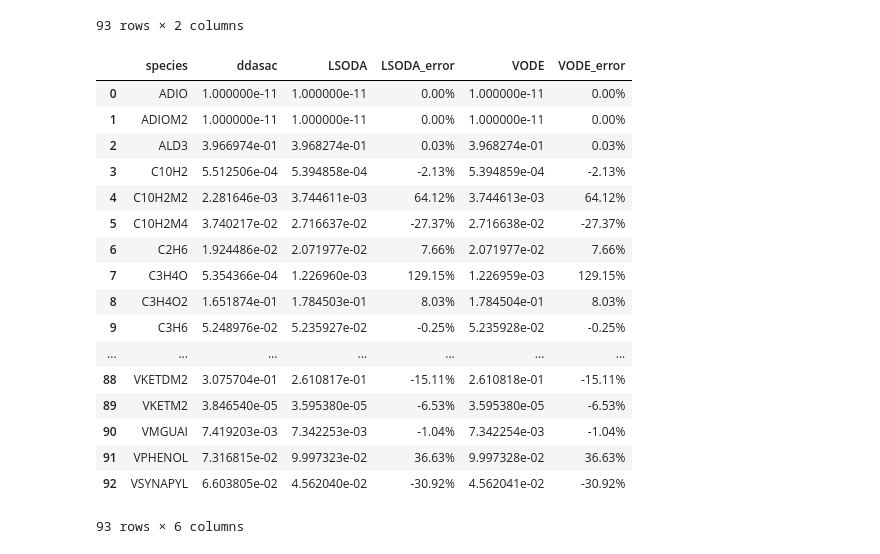
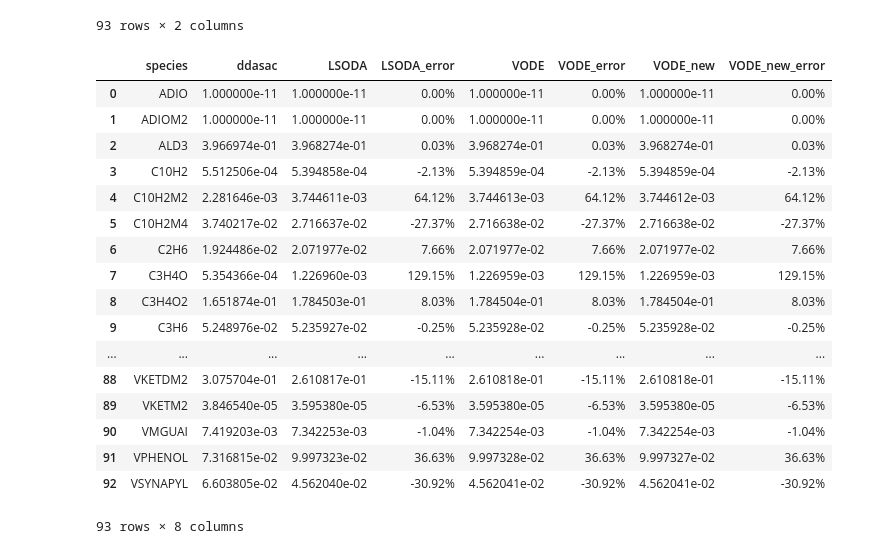
Before and after one commit to LigninTools/Ligpy-Cantera, a Jupyter notebook: Ligscipy/ODE_scipy/check/Results_comparison.ipynb, the cells around one changed output. Cells and saved outputs as stored; diff of their text form; code cells hidden in the pictures.

Commit message:
change abtol, add VODE new data and compare

```diff
--- a/Ligscipy/ODE_scipy/check/Results_comparison.ipynb
+++ b/Ligscipy/ODE_scipy/check/Results_comparison.ipynb
@@ -19,14 +19,17 @@ species_list = ['time','T', 'ADIO', 'ADIOM2', 'ALD3', 'C10H2', 'C10H2M2', 'C10H2
                 'VKETDM2', 'VKETM2', 'VMGUAI', 'VPHENOL', 'VSYNAPYL']
 # %%
 vode_file = pd.read_csv('sol.dat',delim_whitespace = True, header = None)
-vode_results = list(vode_file.iloc[35])
+vode_results = list(vode_file.iloc[-2])
+vode_file_new = pd.read_csv('sol_new.dat',delim_whitespace = True, header = None)
+vode_results_new = list(vode_file_new.iloc[-2])
 LSODA_file = pd.read_csv('sol_check.dat',delim_whitespace = True, header = None)
 LSODA_results = list(LSODA_file.iloc[175])
 # %%
-results = pd.DataFrame({'species':species_list,'VODE':vode_results,'LSODA':LSODA_results}).drop([0,1]).sort_values('species').reset_index(drop=True)
+results = pd.DataFrame({'species':species_list,'VODE':vode_results,'VODE_new':vode_results_new,'LSODA':LSODA_results}).drop([0,1]).sort_values('species').reset_index(drop=True)
 # %%
 results.LSODA[abs(results.LSODA) < 1e-11] = 1e-11
 results.VODE[abs(results.VODE) < 1e-11] = 1e-11
+results.VODE_new[abs(results.VODE_new) < 1e-11] = 1e-11
 results
 # %% [output]
 A value is trying to be set on a copy of a slice from a DataFrame
@@ -131,42 +138,50 @@ ddasac_resort
 # %%
 results_comparison = pd.DataFrame()
 results_comparison['species'] = results['species']
 results_comparison['ddasac'] = ddasac_resort['ddasac']
 #LSODA results and error%
 results_comparison['LSODA'] = results['LSODA']
 LSODA_error = (results_comparison['LSODA'].values - results_comparison['ddasac'].values.astype(np.float))/results_comparison['ddasac'].values.astype(float)
 LSODA_errlist = []
 for i in LSODA_error:
     percent = "{0:.2f}%".format(i * 100)
     LSODA_errlist.append(percent)
 results_comparison['LSODA_error'] = LSODA_errlist
 #VODE results and error%
 results_comparison['VODE'] = results['VODE']
 VODE_error = (results_comparison['VODE'].values - results_comparison['ddasac'].values.astype(np.float))/results_comparison['ddasac'].values.astype(float)
 VODE_errlist = []
 for i in VODE_error:
     percent = "{0:.2f}%".format(i * 100)
     VODE_errlist.append(percent)
 results_comparison['VODE_error'] = VODE_errlist
+#VODE_new results and error%
+results_comparison['VODE_new'] = results['VODE_new']
+VODE_new_error = (results_comparison['VODE_new'].values - results_comparison['ddasac'].values.astype(np.float))/results_comparison['ddasac'].values.astype(float)
+VODE_new_errlist = []
+for i in VODE_new_error:
+    percent = "{0:.2f}%".format(i * 100)
+    VODE_new_errlist.append(percent)
+results_comparison['VODE_new_error'] = VODE_new_errlist
 
 results_comparison.to_csv('results_comparison.csv',index = False)
 results_comparison
 # %% [output]
-|  | species | ddasac | LSODA | LSODA_error | VODE | VODE_error |
-| 0 | ADIO | 1.000000e-11 | 1.000000e-11 | 0.00% | 1.000000e-11 | 0.00% |
-| 1 | ADIOM2 | 1.000000e-11 | 1.000000e-11 | 0.00% | 1.000000e-11 | 0.00% |
-| 2 | ALD3 | 3.966974e-01 | 3.968274e-01 | 0.03% | 3.968274e-01 | 0.03% |
-| 3 | C10H2 | 5.512506e-04 | 5.394858e-04 | -2.13% | 5.394859e-04 | -2.13% |
-| 4 | C10H2M2 | 2.281646e-03 | 3.744611e-03 | 64.12% | 3.744613e-03 | 64.12% |
-| 5 | C10H2M4 | 3.740217e-02 | 2.716637e-02 | -27.37% | 2.716638e-02 | -27.37% |
-| 6 | C2H6 | 1.924486e-02 | 2.071977e-02 | 7.66% | 2.071977e-02 | 7.66% |
-| 7 | C3H4O | 5.354366e-04 | 1.226960e-03 | 129.15% | 1.226959e-03 | 129.15% |
-| 8 | C3H4O2 | 1.651874e-01 | 1.784503e-01 | 8.03% | 1.784504e-01 | 8.03% |
-| 9 | C3H6 | 5.248976e-02 | 5.235927e-02 | -0.25% | 5.235928e-02 | -0.25% |
-| ... | ... | ... | ... | ... | ... | ... |
-| 88 | VKETDM2 | 3.075704e-01 | 2.610817e-01 | -15.11% | 2.610818e-01 | -15.11% |
-| 89 | VKETM2 | 3.846540e-05 | 3.595380e-05 | -6.53% | 3.595380e-05 | -6.53% |
-| 90 | VMGUAI | 7.419203e-03 | 7.342253e-03 | -1.04% | 7.342254e-03 | -1.04% |
-| 91 | VPHENOL | 7.316815e-02 | 9.997323e-02 | 36.63% | 9.997328e-02 | 36.63% |
-| 92 | VSYNAPYL | 6.603805e-02 | 4.562040e-02 | -30.92% | 4.562041e-02 | -30.92% |
+|  | species | ddasac | LSODA | LSODA_error | VODE | VODE_error | VODE_new | VODE_new_error |
+| 0 | ADIO | 1.000000e-11 | 1.000000e-11 | 0.00% | 1.000000e-11 | 0.00% | 1.000000e-11 | 0.00% |
+| 1 | ADIOM2 | 1.000000e-11 | 1.000000e-11 | 0.00% | 1.000000e-11 | 0.00% | 1.000000e-11 | 0.00% |
+| 2 | ALD3 | 3.966974e-01 | 3.968274e-01 | 0.03% | 3.968274e-01 | 0.03% | 3.968274e-01 | 0.03% |
+| 3 | C10H2 | 5.512506e-04 | 5.394858e-04 | -2.13% | 5.394859e-04 | -2.13% | 5.394859e-04 | -2.13% |
+| 4 | C10H2M2 | 2.281646e-03 | 3.744611e-03 | 64.12% | 3.744613e-03 | 64.12% | 3.744612e-03 | 64.12% |
+| 5 | C10H2M4 | 3.740217e-02 | 2.716637e-02 | -27.37% | 2.716638e-02 | -27.37% | 2.716638e-02 | -27.37% |
+| 6 | C2H6 | 1.924486e-02 | 2.071977e-02 | 7.66% | 2.071977e-02 | 7.66% | 2.071977e-02 | 7.66% |
+| 7 | C3H4O | 5.354366e-04 | 1.226960e-03 | 129.15% | 1.226959e-03 | 129.15% | 1.226959e-03 | 129.15% |
+| 8 | C3H4O2 | 1.651874e-01 | 1.784503e-01 | 8.03% | 1.784504e-01 | 8.03% | 1.784504e-01 | 8.03% |
+| 9 | C3H6 | 5.248976e-02 | 5.235927e-02 | -0.25% | 5.235928e-02 | -0.25% | 5.235928e-02 | -0.25% |
+| ... | ... | ... | ... | ... | ... | ... | ... | ... |
+| 88 | VKETDM2 | 3.075704e-01 | 2.610817e-01 | -15.11% | 2.610818e-01 | -15.11% | 2.610818e-01 | -15.11% |
+| 89 | VKETM2 | 3.846540e-05 | 3.595380e-05 | -6.53% | 3.595380e-05 | -6.53% | 3.595380e-05 | -6.53% |
+| 90 | VMGUAI | 7.419203e-03 | 7.342253e-03 | -1.04% | 7.342254e-03 | -1.04% | 7.342254e-03 | -1.04% |
+| 91 | VPHENOL | 7.316815e-02 | 9.997323e-02 | 36.63% | 9.997328e-02 | 36.63% | 9.997327e-02 | 36.63% |
+| 92 | VSYNAPYL | 6.603805e-02 | 4.562040e-02 | -30.92% | 4.562041e-02 | -30.92% | 4.562041e-02 | -30.92% |
-93 rows × 6 columns
+93 rows × 8 columns
```
Also changed, not shown: parts of 2 cells of this notebook.
